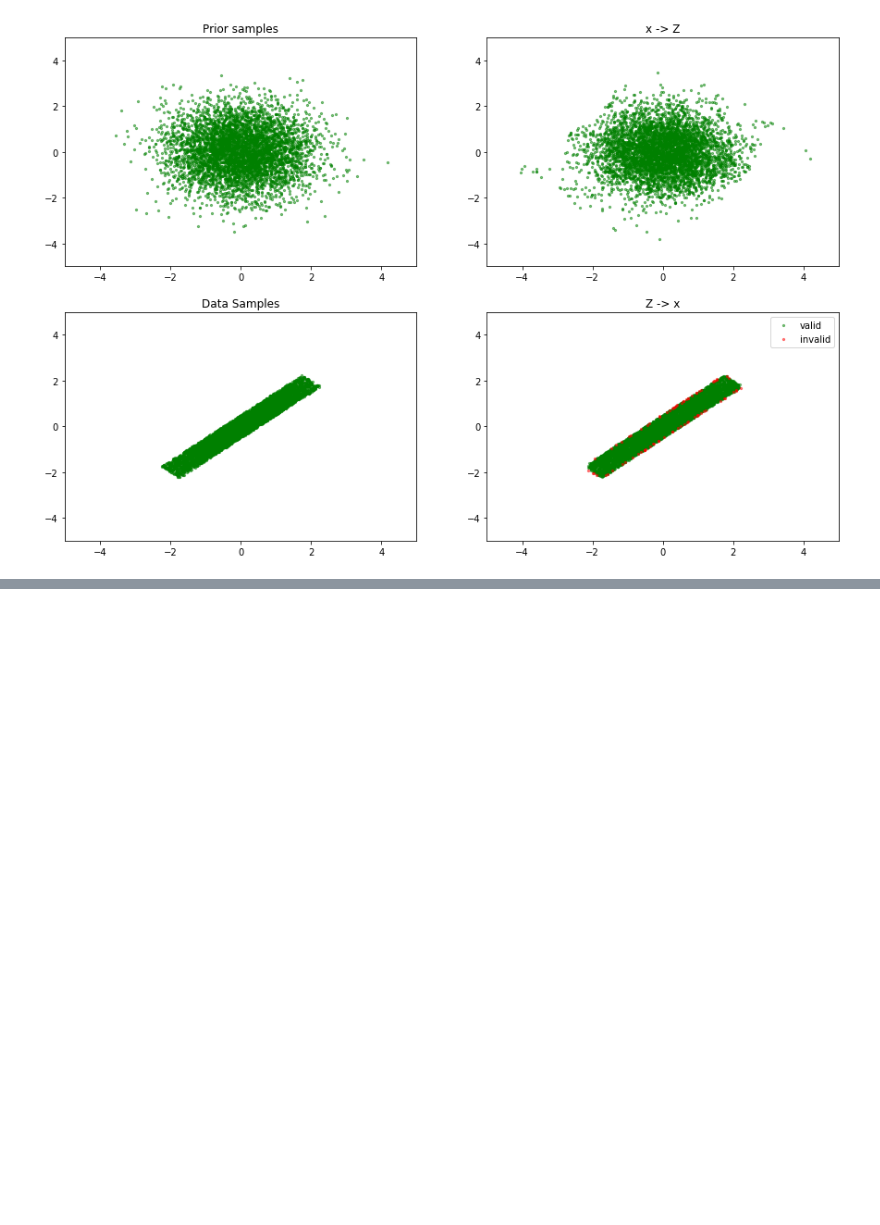
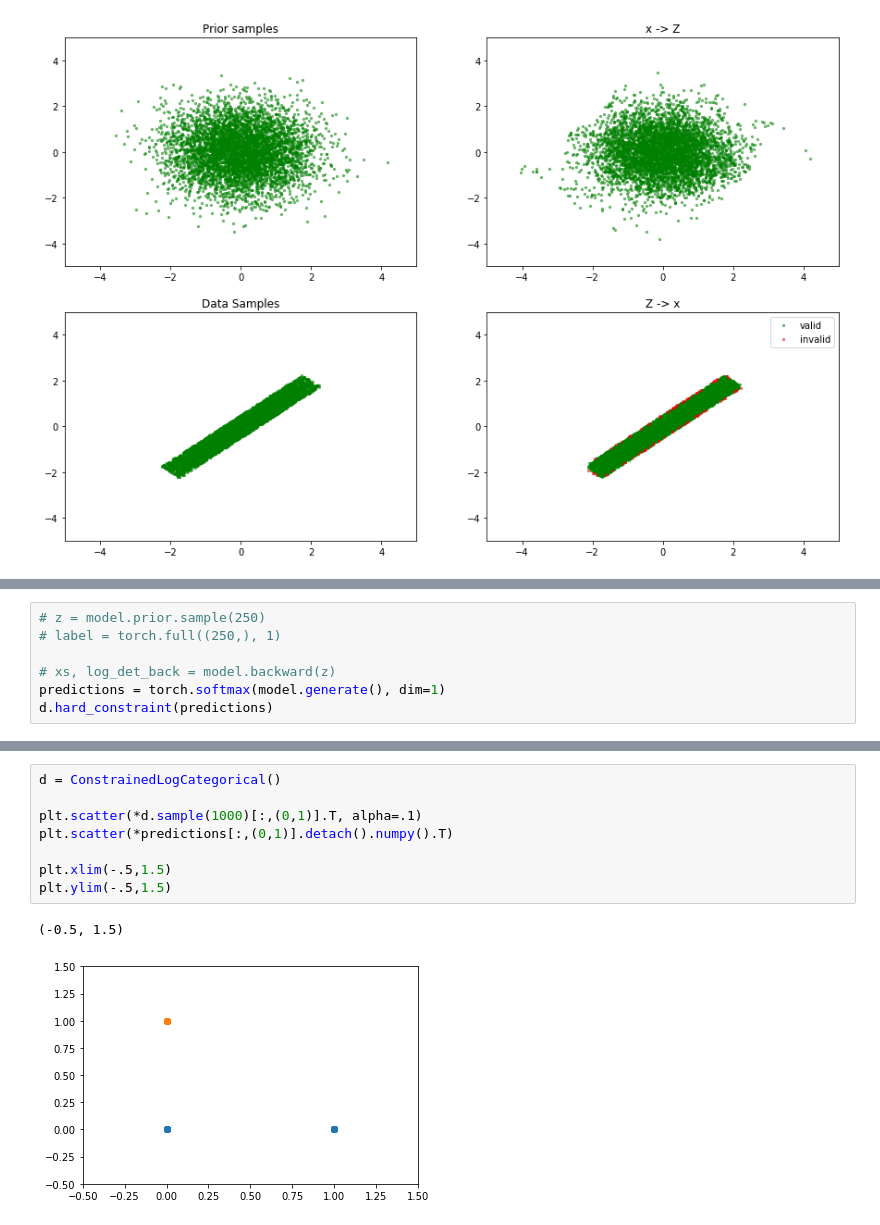
Before and after one commit to NickHoernle/semantic_loss, a Jupyter notebook: notebooks/nf_simple_s_loss.ipynb, the cells around one changed output, grey strips where cells are left out. Drawn from its saved outputs; the diff is of its cells as text; blank space fills up the shorter version.

```diff
--- a/notebooks/nf_simple_s_loss.ipynb
+++ b/notebooks/nf_simple_s_loss.ipynb
@@ -706,0 +855,7 @@ for mdl in models_back:
+# %%
+# z = model.prior.sample(250)
+# label = torch.full((250,), 1)
+
+# xs, log_det_back = model.backward(z)
+predictions = torch.softmax(model.generate(), dim=1)
+d.hard_constraint(predictions)
@@ -706,0 +872,11 @@ for mdl in models_back:
+# %%
+d = ConstrainedLogCategorical()
+
+plt.scatter(*d.sample(1000)[:,(0,1)].T, alpha=.1)
+plt.scatter(*predictions[:,(0,1)].detach().numpy().T)
+
+plt.xlim(-.5,1.5)
+plt.ylim(-.5,1.5)
+# %% [output]
+(-0.5, 1.5)
+[figure, added]
```
Also changed, not shown: parts of 13 cells of this notebook, 16 other files.
